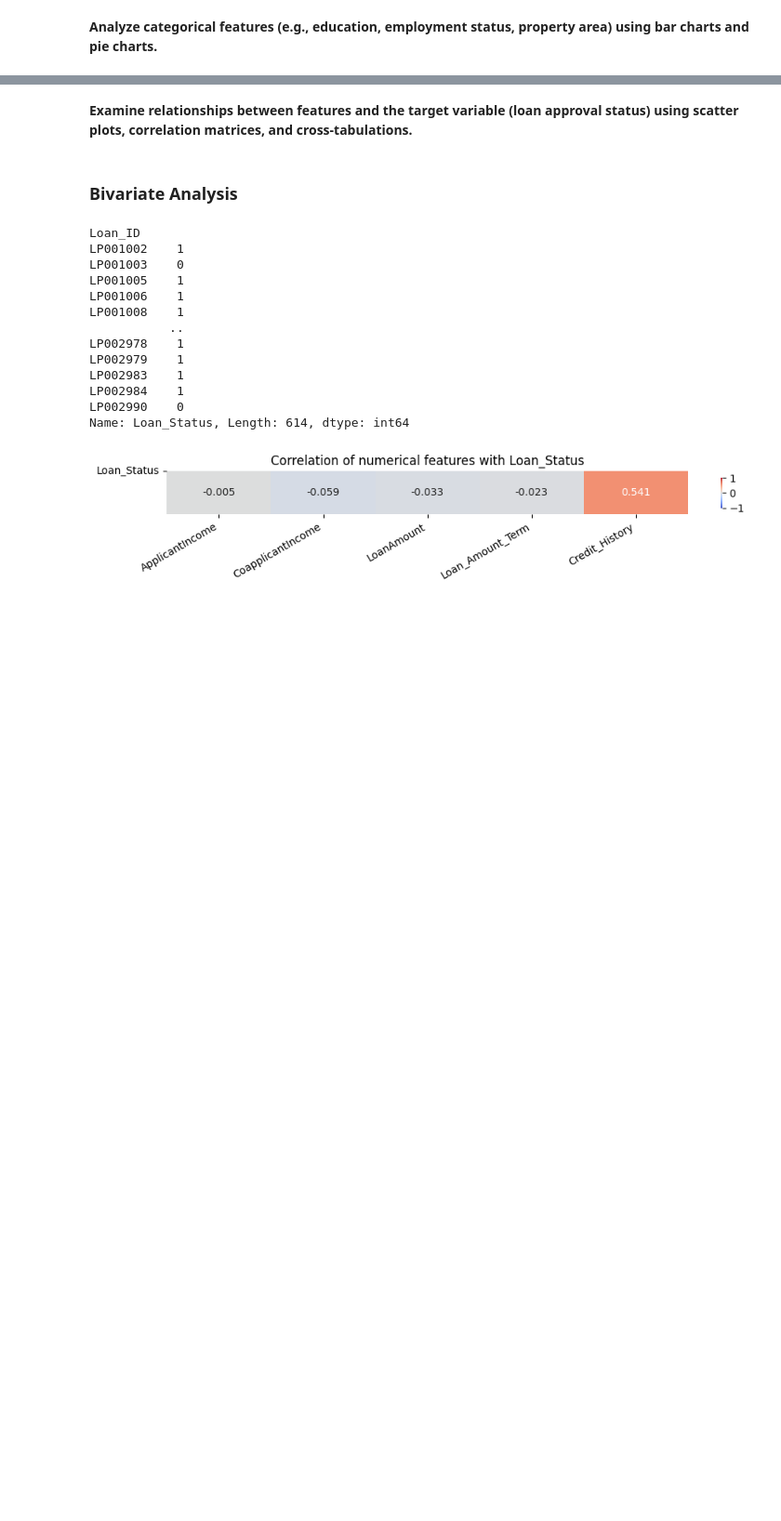
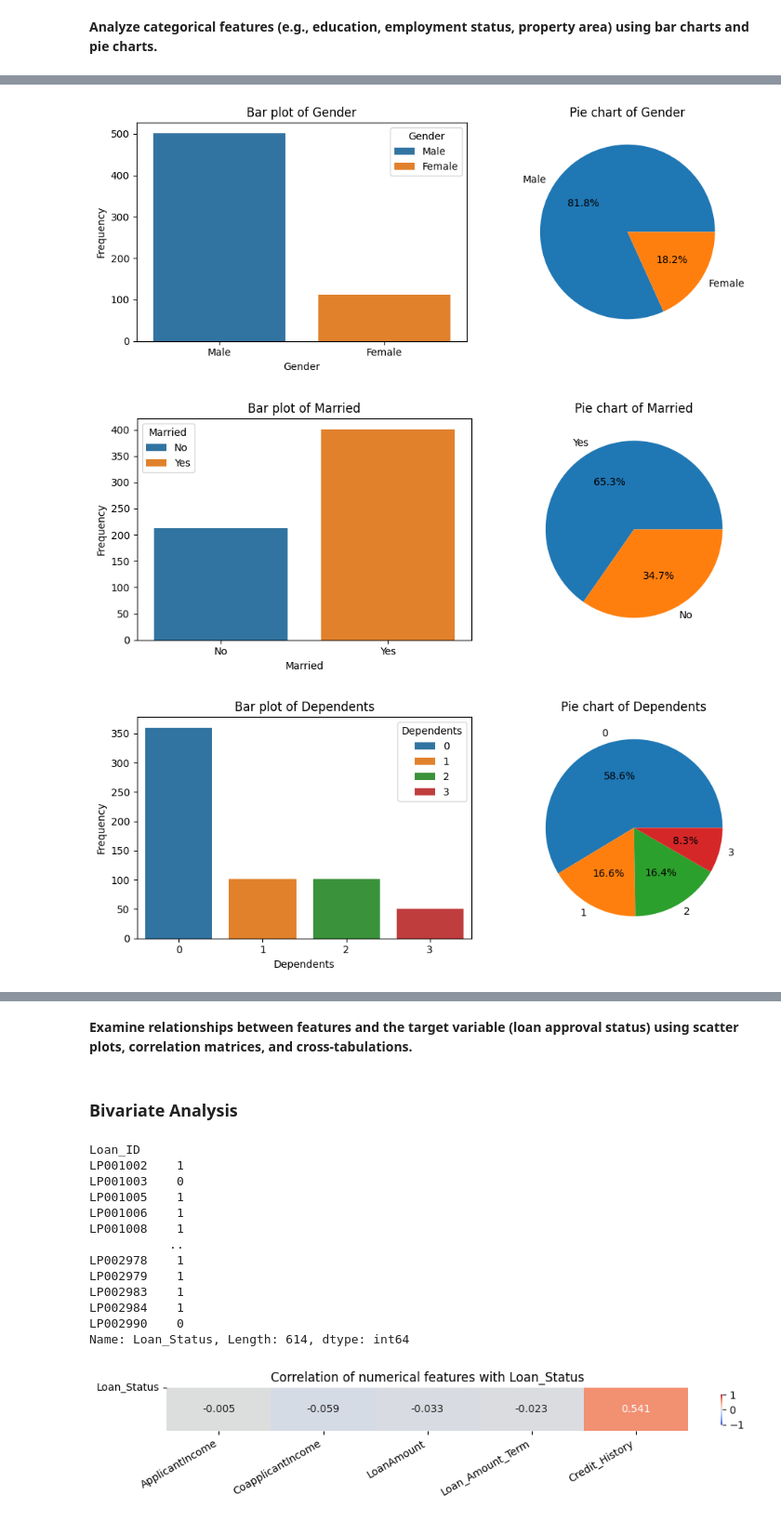
Before and after one commit to Olajcodes/abioye_olajide_tasks, a Jupyter notebook: week_eleven/task25/task25.ipynb, the cells around one changed output, grey strips where cells are left out. Shown at 93% size. Cells and saved outputs as stored; diff of their text form; code cells hidden in the pictures; blank space fills up the shorter version.

```diff
--- a/week_eleven/task25/task25.ipynb
+++ b/week_eleven/task25/task25.ipynb
@@ -458,3 +321,0 @@ Index(['Gender', 'Married', 'Dependents', 'Education', 'Self_Employed',
-# %%
-for col in categorical_columns:
-    univariate_categorical_eda(data, col)
@@ -504,0 +322,22 @@ Passing `palette` without assigning `hue` is deprecated and will be removed in v
+# %%
+def categorical_dist_vis(data, column):
+    plt.figure(figsize=(10,4))
+    plt.subplot(1,2,1)
+    sns.countplot(data=data, x=column, hue=column, legend=True)
+    plt.title(f"Bar plot of {column}")
+    plt.xlabel(column)
+    plt.ylabel("Frequency")
+
+    # Plotting pie charts
+    plt.subplot(1,2,2)
+    plt.pie(x=data[column].value_counts(), labels=data[column].value_counts().index, autopct="%1.1f%%")
+    plt.title(f"Pie chart of {column}")
+    plt.tight_layout()
+    plt.show()
+# %%
+for col in cat_col:
+    categorical_dist_vis(data, col)
+# %% [output]
+[figure, added]
+[figure, added]
+[figure, added]
```
Also changed, not shown: parts of 20 cells of this notebook, 2 other files.
